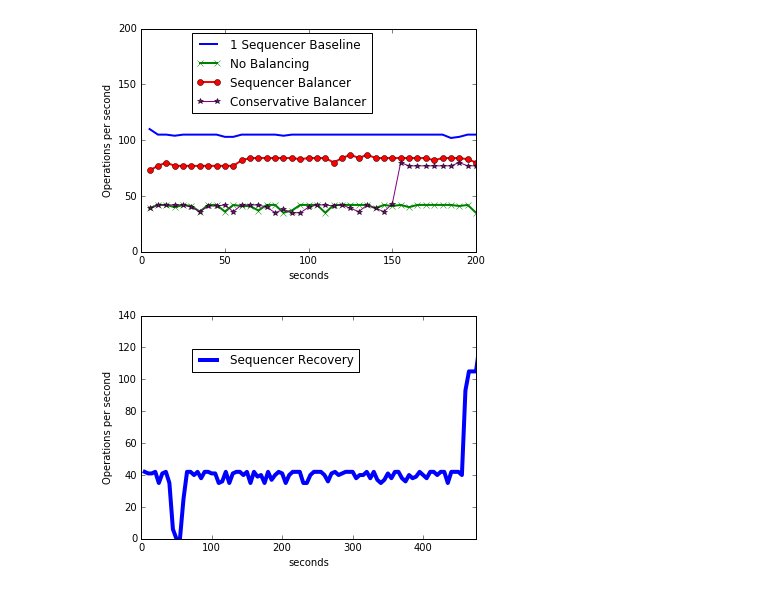
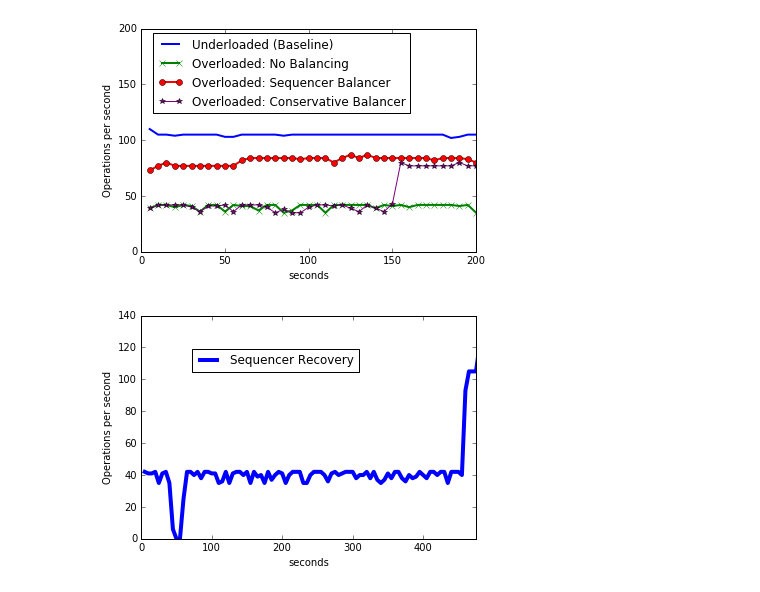
Before and after one commit to michaelsevilla/malacology-popper, a Jupyter notebook: experiments/mds-zlog-seq-migrate/results/visualize.ipynb, the cells around one changed output. Drawn from its saved outputs; the diff is of its cells as text; code cells hidden in the pictures.

```diff
--- a/experiments/mds-zlog-seq-migrate/results/visualize.ipynb
+++ b/experiments/mds-zlog-seq-migrate/results/visualize.ipynb
@@ -30,30 +30,30 @@ recovery = glob.glob("mds-zlog-seq-recovery/single*.csv")
 # %%
 fig = plt.figure()
 ax = fig.add_subplot(111)
 x = range(0, 481, 5)
 
 s = sum_throughput(isolated)
-ax.plot(x, s['rate'], 'b-', linewidth=2.0, label="1 Sequencer Baseline")
+ax.plot(x, s['rate'], 'b-', linewidth=2.0, label="Underloaded (Baseline)")
 
 s = sum_throughput(single)
-ax.plot(x, s['rate'], 'g-', linewidth=2.0, marker='x', label="No Balancing")
+ax.plot(x, s['rate'], 'g-', linewidth=2.0, marker='x', label="Overloaded: No Balancing")
 
 s = sum_throughput(mantle)
-ax.plot(x, s['rate'], 'r-', linewidth=2.0, marker='o', label="Sequencer Balancer")
+ax.plot(x, s['rate'], 'r-', linewidth=2.0, marker='o', label="Overloaded: Sequencer Balancer")
 
 s = sum_throughput(mantle_push)
-ax.plot(x, s['rate'], 'y-', linewidth=1.0, marker='*', color='purple', label="Conservative Balancer")
+ax.plot(x, s['rate'], 'y-', linewidth=1.0, marker='*', color='purple', label="Overloaded: Conservative Balancer")
 
 #ax.set_xlim(0, 480)
 ax.set_xlim(0, 200)
 ax.set_ylim(0, 200)
 ax.set_xlabel("seconds")
 ax.set_ylabel("Operations per second")
 lgd = ax.legend(loc='center', bbox_to_anchor=(0.42, 0.8))
 
 plt.savefig('mantle-seq-thruput.png', dpi=300, bbox_inches='tight')
 # %% [output]
-[figure, old version]
+[figure, new version]
 # %%
 fig = plt.figure()
 ax = fig.add_subplot(111)
```
Also changed, not shown: 3 other files.
